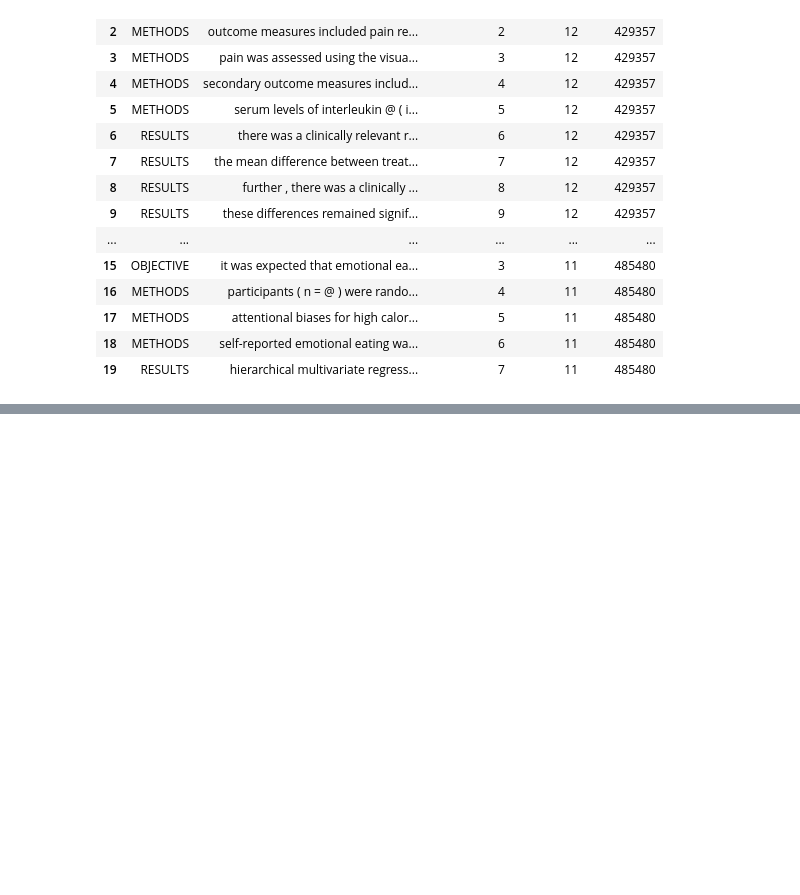
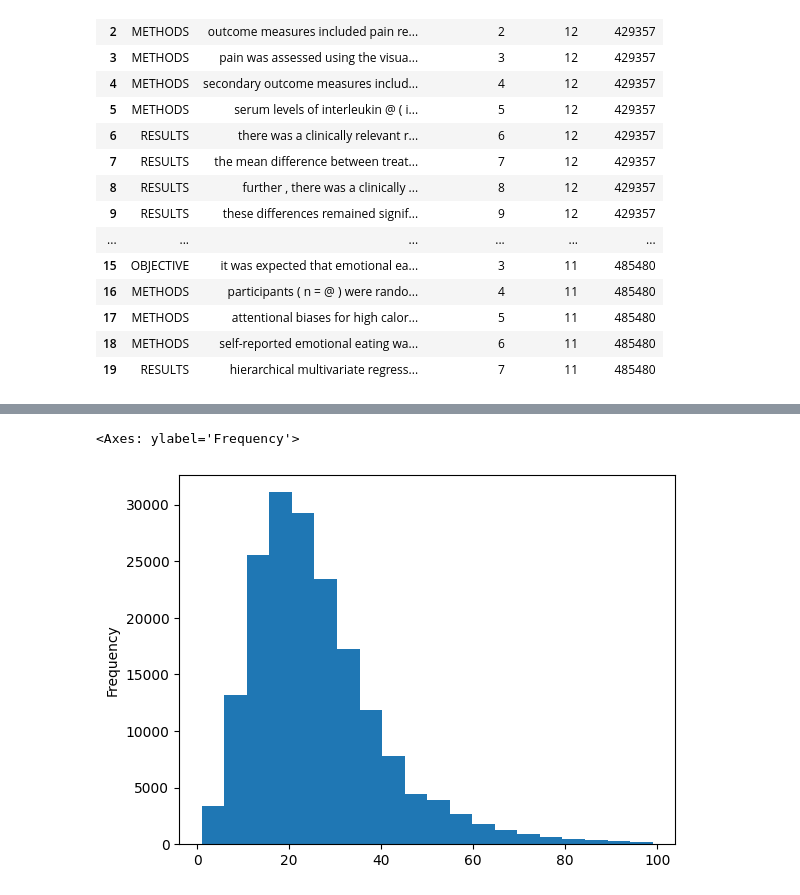
Before and after one commit to yehandineth/NLP_Learning, a Jupyter notebook: JSCReplication/skimlit.ipynb, the cells around one changed output, grey strips where cells are left out. Saved outputs shown, nothing was run; the diff lists cells and outputs as text; code cells hidden in the pictures; blank space fills up the shorter version.

```diff
--- a/JSCReplication/skimlit.ipynb
+++ b/JSCReplication/skimlit.ipynb
@@ -161 +161,8 @@ Wall time: 378 ms
 (30135, 180040, 30212)
+# %%
+test = process_data(DATA_FILES[0])
+train = process_data(DATA_FILES[1])
+val = process_data(DATA_FILES[2])
+train_df = pd.DataFrame(train)
+test_df = pd.DataFrame(test)
+val_df = pd.DataFrame(val)
@@ -181,0 +202,10 @@ pd.DataFrame(train).head(20)
+# %%
+def word_count(text : str):
+    return len([x for x in text.split()])
+
+word_counts = train_df['text'].apply(word_count)
+# %%
+word_counts[word_counts < 100].plot.hist(bins = 20)
+# %% [output]
+<Axes: ylabel='Frequency'>
+[figure, added]
```
Also changed, not shown: parts of 15 cells of this notebook.
